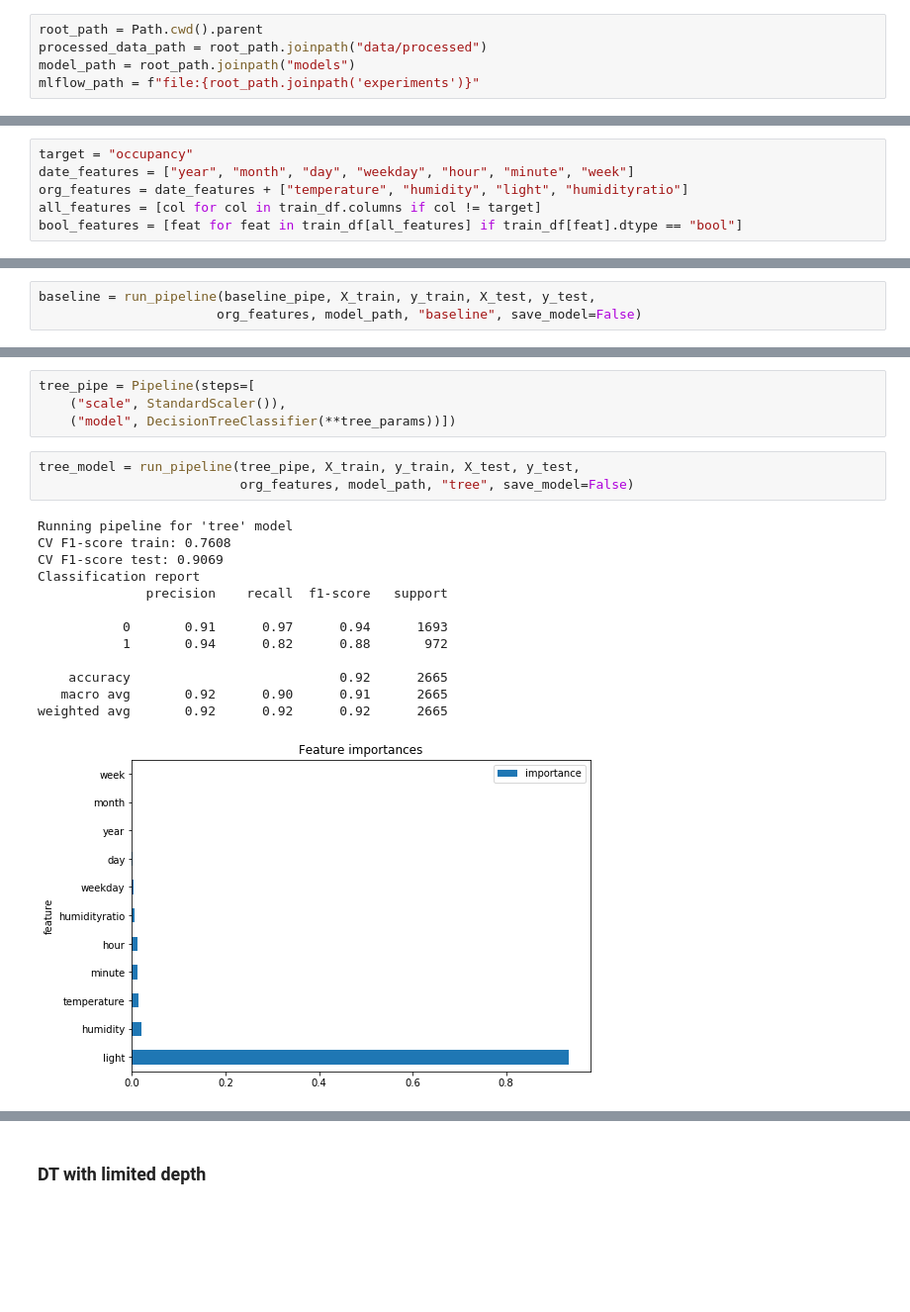
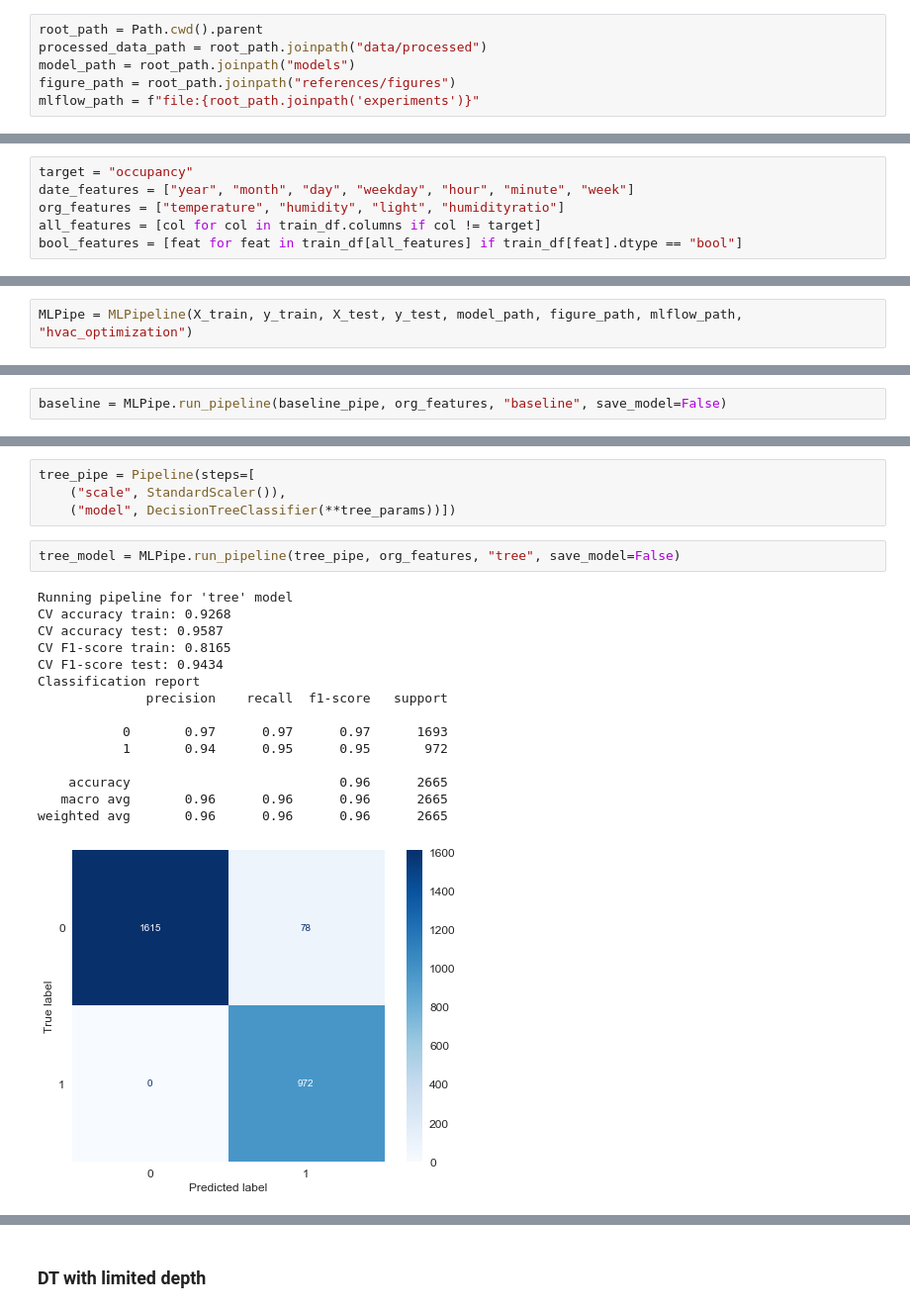
Before and after one commit to slangenbach/hvac-optimization, a Jupyter notebook: notebooks/03-modeling.ipynb, the cells around one changed output, grey strips where cells are left out. Shown at 99% size. Saved outputs shown, nothing was run; the diff lists cells and outputs as text; blank space fills up the shorter version.

```diff
--- a/notebooks/03-modeling.ipynb
+++ b/notebooks/03-modeling.ipynb
@@ -25,4 +24,5 @@ from helpers import *
 root_path = Path.cwd().parent
 processed_data_path = root_path.joinpath("data/processed")
 model_path = root_path.joinpath("models")
+figure_path = root_path.joinpath("references/figures")
 mlflow_path = f"file:{root_path.joinpath('experiments')}"
@@ -63,7 +60,7 @@ test_df.tail()
 # %%
 target = "occupancy"
 date_features = ["year", "month", "day", "weekday", "hour", "minute", "week"]
-org_features = date_features + ["temperature", "humidity", "light", "humidityratio"]
+org_features = ["temperature", "humidity", "light", "humidityratio"]
 all_features = [col for col in train_df.columns if col != target]
 bool_features = [feat for feat in train_df[all_features] if train_df[feat].dtype == "bool"]
 # %%
@@ -91 +88,3 @@ Boolean features:
 >Rule #4: Keep the first model simple and get the infrastructure right.
+# %%
+MLPipe = MLPipeline(X_train, y_train, X_test, y_test, model_path, figure_path, mlflow_path, "hvac_optimization")
@@ -95,7 +96,6 @@ baseline_params = {"strategy": "stratified", "random_state": RANDOM_STATE}
 baseline_pipe = Pipeline(steps=[
     ("model", DummyClassifier(**baseline_params))])
 # %%
-baseline = run_pipeline(baseline_pipe, X_train, y_train, X_test, y_test,
-                       org_features, model_path, "baseline", save_model=False)
+baseline = MLPipe.run_pipeline(baseline_pipe, org_features, "baseline", save_model=False)
 # %% [output]
 Running pipeline for 'baseline' model
@@ -119,19 +122,20 @@ tree_pipe = Pipeline(steps=[
     ("scale", StandardScaler()),
     ("model", DecisionTreeClassifier(**tree_params))])
 # %%
-tree_model = run_pipeline(tree_pipe, X_train, y_train, X_test, y_test,
-                          org_features, model_path, "tree", save_model=False)
+tree_model = MLPipe.run_pipeline(tree_pipe, org_features, "tree", save_model=False)
 # %% [output]
 Running pipeline for 'tree' model
-CV F1-score train: 0.7608
-CV F1-score test: 0.9069
+CV accuracy train: 0.9268
+CV accuracy test: 0.9587
+CV F1-score train: 0.8165
+CV F1-score test: 0.9434
 Classification report
               precision    recall  f1-score   support
 
-           0       0.91      0.97      0.94      1693
-           1       0.94      0.82      0.88       972
+           0       0.97      0.97      0.97      1693
+           1       0.94      0.95      0.95       972
 
-    accuracy                           0.92      2665
-   macro avg       0.92      0.90      0.91      2665
-weighted avg       0.92      0.92      0.92      2665
+    accuracy                           0.96      2665
+   macro avg       0.96      0.96      0.96      2665
+weighted avg       0.96      0.96      0.96      2665
-[figure, old version]
+[figure, new version]
```
Also changed, not shown: parts of 12 cells of this notebook, 4 other files.
